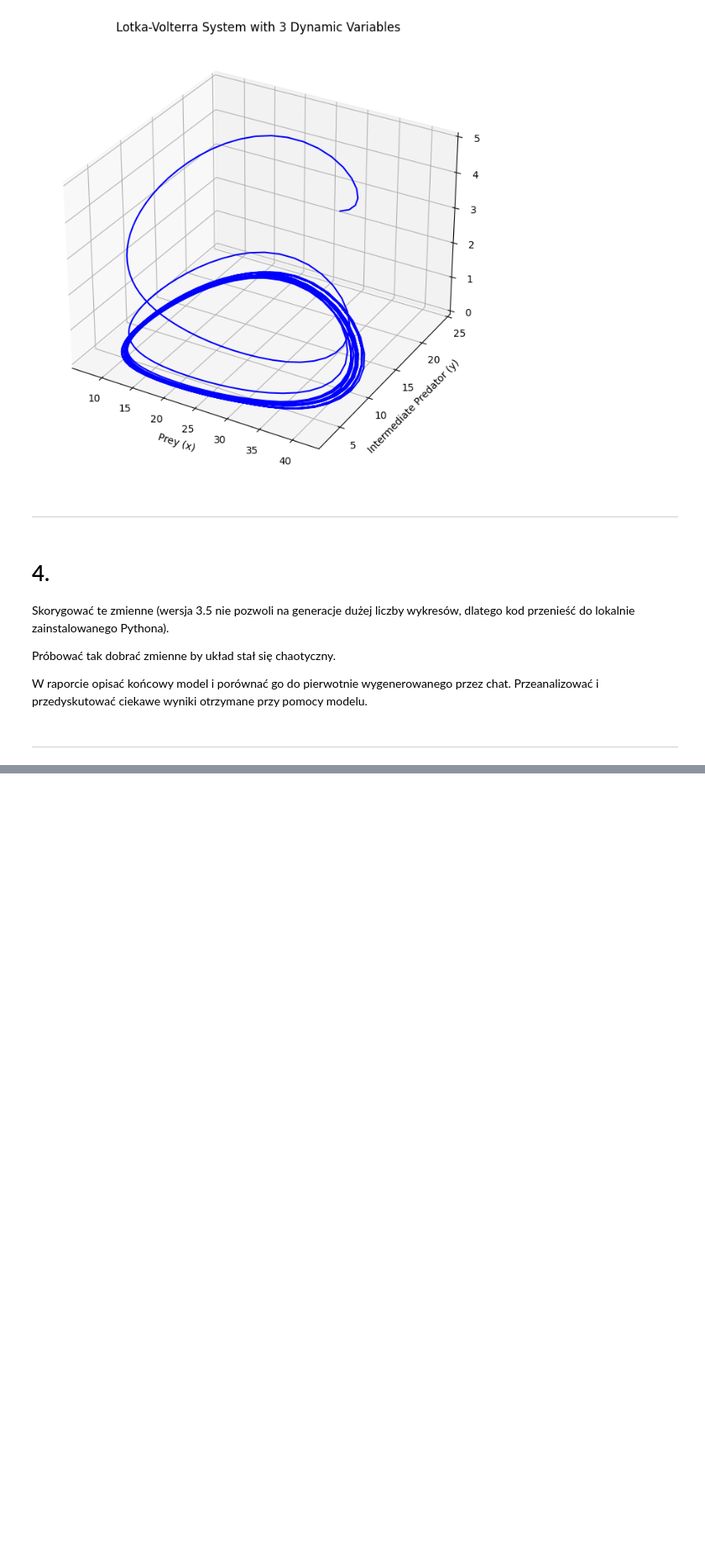
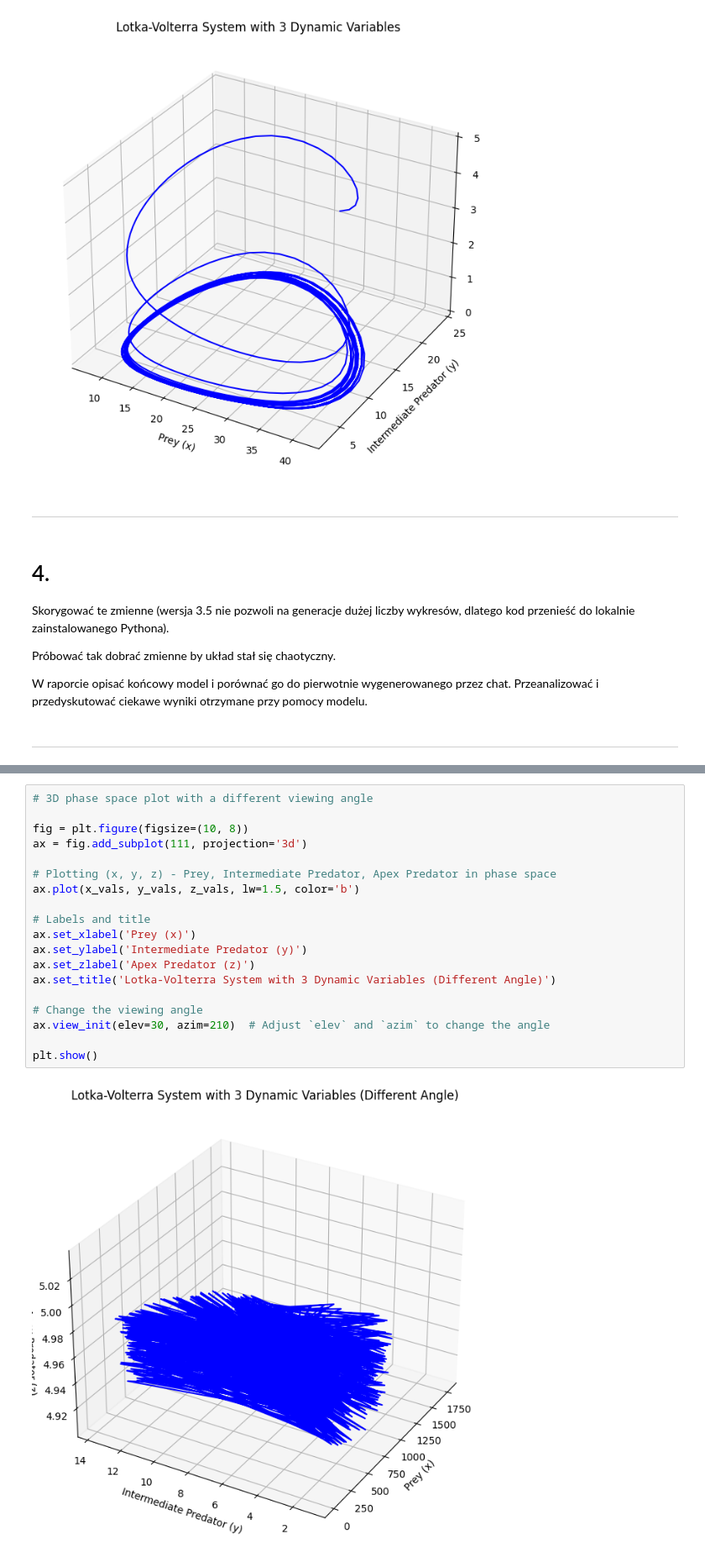
Before and after one commit to my-alaska/ISZ, a Jupyter notebook: Lab1.ipynb, the cells around one changed output, grey strips where cells are left out. Shown at 84% size. Drawn from its saved outputs; the diff is of its cells as text; blank space fills up the shorter version.

```diff
--- a/Lab1.ipynb
+++ b/Lab1.ipynb
@@ -404,0 +406,21 @@ plt.show()
+# %%
+# 3D phase space plot with a different viewing angle
+
+fig = plt.figure(figsize=(10, 8))
+ax = fig.add_subplot(111, projection='3d')
+
+# Plotting (x, y, z) - Prey, Intermediate Predator, Apex Predator in phase space
+ax.plot(x_vals, y_vals, z_vals, lw=1.5, color='b')
+
+# Labels and title
+ax.set_xlabel('Prey (x)')
+ax.set_ylabel('Intermediate Predator (y)')
+ax.set_zlabel('Apex Predator (z)')
+ax.set_title('Lotka-Volterra System with 3 Dynamic Variables (Different Angle)')
+
+# Change the viewing angle
+ax.view_init(elev=30, azim=210)  # Adjust `elev` and `azim` to change the angle
+
+plt.show()
+# %% [output]
+[figure, added]
```
Also changed, not shown: parts of 6 cells of this notebook, 1 other file.
